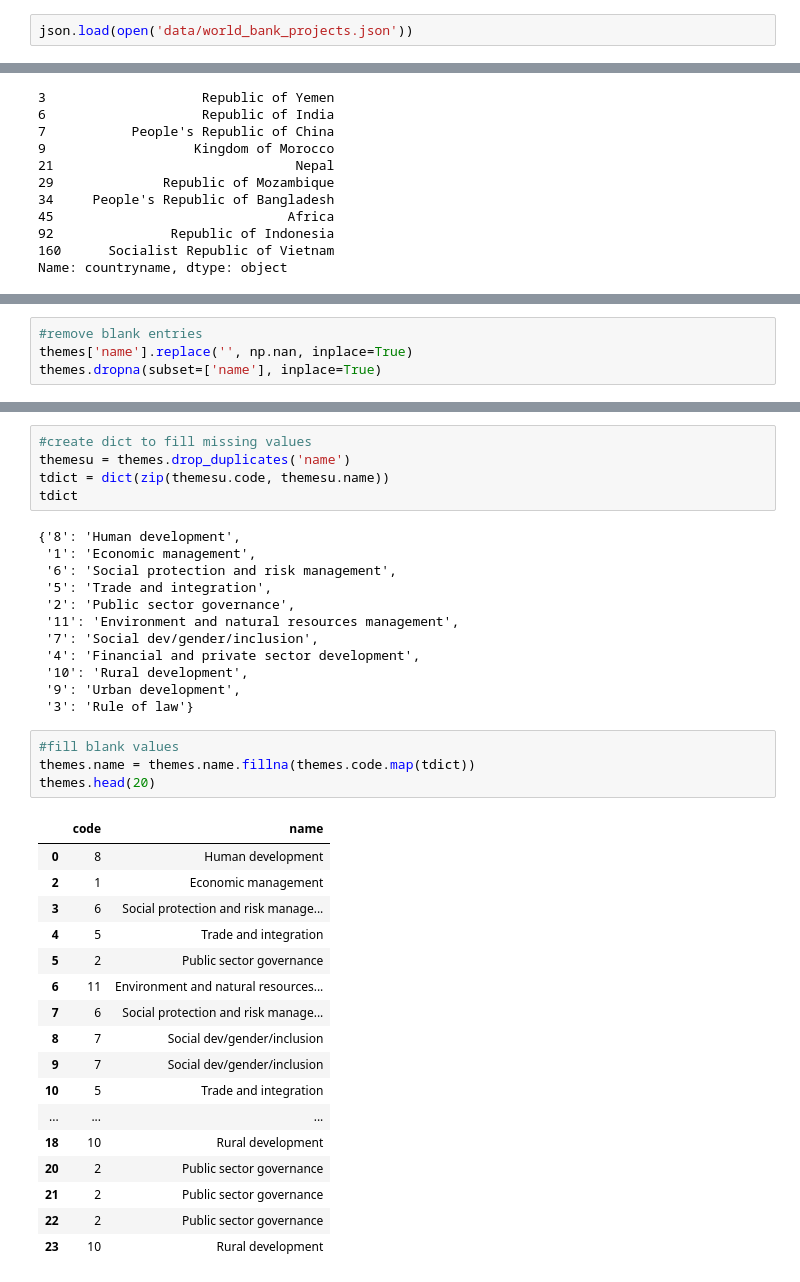
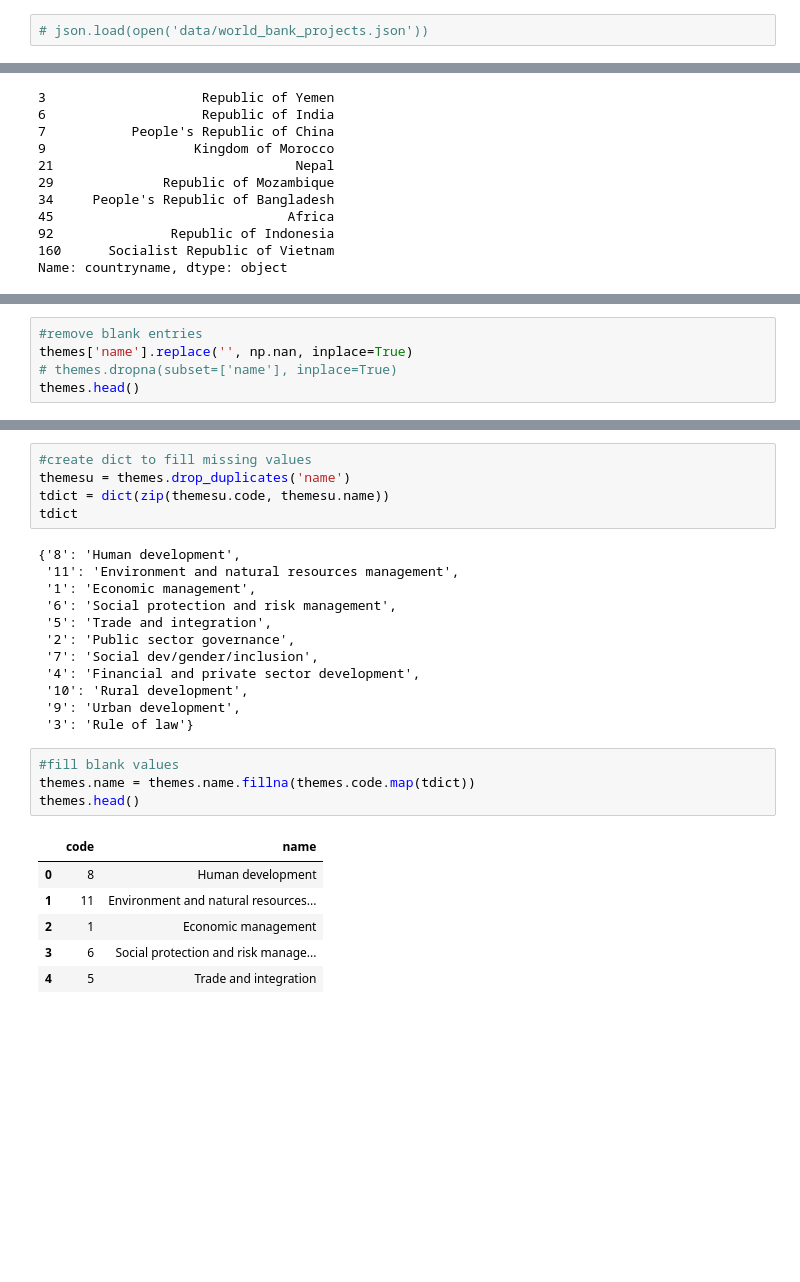
Before and after one commit to jasheriff/data_wrangling, a Jupyter notebook: sliderule_dsi_json_exercise.ipynb, the cells around one changed output, grey strips where cells are left out. Cells and saved outputs as stored; diff of their text form; blank space fills up the shorter version.

```diff
--- a/sliderule_dsi_json_exercise.ipynb
+++ b/sliderule_dsi_json_exercise.ipynb
@@ -100,4 +100,4 @@ Using data in file 'data/world_bank_projects.json' and the techniques demonstrat
 2. Find the top 10 major project themes (using column 'mjtheme_namecode')
 3. In 2. above you will notice that some entries have only the code and the name is missing. Create a dataframe with the missing names filled in.
 # %%
-json.load(open('data/world_bank_projects.json'))
+# json.load(open('data/world_bank_projects.json'))
@@ -202,4 +179,5 @@ themes.head(20)
 # %%
 #remove blank entries
 themes['name'].replace('', np.nan, inplace=True)
-themes.dropna(subset=['name'], inplace=True)
+# themes.dropna(subset=['name'], inplace=True)
+themes.head()
@@ -225,11 +195,11 @@ tdict = dict(zip(themesu.code, themesu.name))
 tdict
 # %% [output]
 {'8': 'Human development',
+ '11': 'Environment and natural resources management',
  '1': 'Economic management',
  '6': 'Social protection and risk management',
  '5': 'Trade and integration',
  '2': 'Public sector governance',
- '11': 'Environment and natural resources management',
  '7': 'Social dev/gender/inclusion',
  '4': 'Financial and private sector development',
  '10': 'Rural development',
@@ -238,22 +208,11 @@ tdict
 # %%
 #fill blank values
 themes.name = themes.name.fillna(themes.code.map(tdict))
-themes.head(20)
+themes.head()
 # %% [output]
 |  | code | name |
 | 0 | 8 | Human development |
+| 1 | 11 | Environment and natural resources... |
 | 2 | 1 | Economic management |
 | 3 | 6 | Social protection and risk manage... |
 | 4 | 5 | Trade and integration |
-| 5 | 2 | Public sector governance |
-| 6 | 11 | Environment and natural resources... |
-| 7 | 6 | Social protection and risk manage... |
-| 8 | 7 | Social dev/gender/inclusion |
-| 9 | 7 | Social dev/gender/inclusion |
-| 10 | 5 | Trade and integration |
-| ... | ... | ... |
-| 18 | 10 | Rural development |
-| 20 | 2 | Public sector governance |
-| 21 | 2 | Public sector governance |
-| 22 | 2 | Public sector governance |
-| 23 | 10 | Rural development |
```
Also changed, not shown: parts of 9 cells of this notebook.
